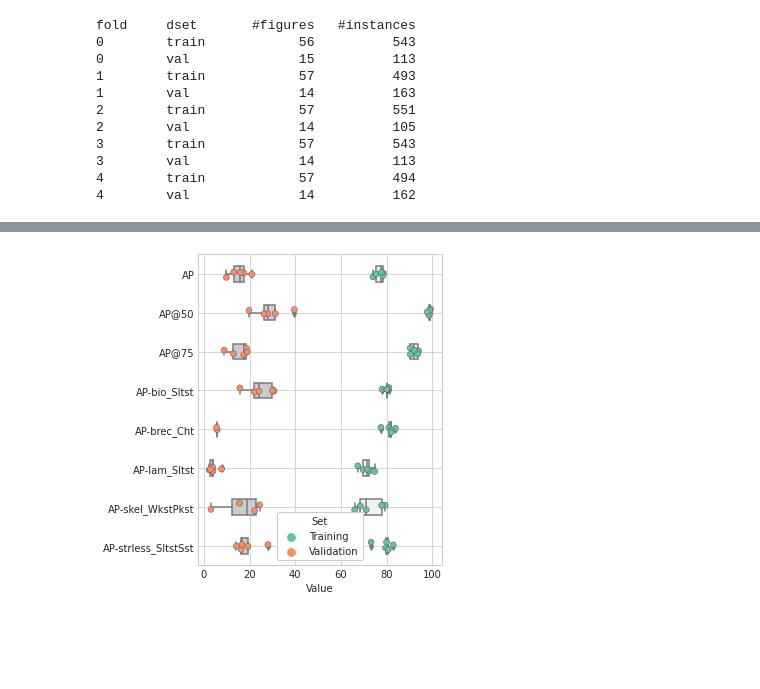
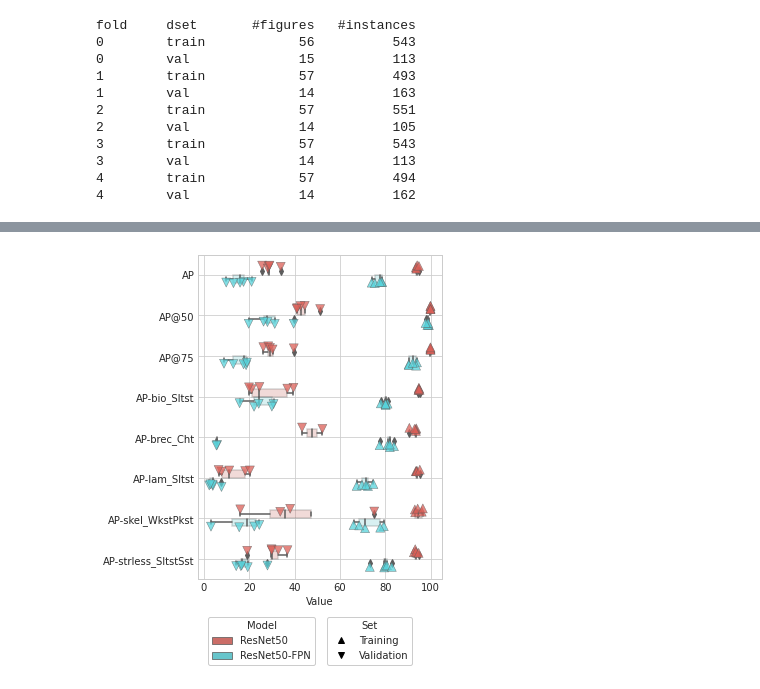
Before and after one commit to raplima/2020_cores_auto, a Jupyter notebook: scripts/eval.ipynb, the cells around one changed output, grey strips where cells are left out. Saved outputs shown, nothing was run; the diff lists cells and outputs as text; code cells hidden in the pictures; blank space fills up the shorter version.

Commit message:
update: plots with both experiments

```diff
--- a/scripts/eval.ipynb
+++ b/scripts/eval.ipynb
@@ -173,36 +219,61 @@ df.groupby('set').describe()[['AP', 'AP75', 'AP50']].T
 # %%
 # "Melt" the dataset to "long-form" or "tidy" representation
-melted = pd.melt(df, ["set", "fold"])
+melted = pd.melt(df_ap, ["Model", "set", "fold"])
 melted = melted.replace('AP50', 'AP@50')
 melted = melted.replace('AP75', 'AP@75')
 
 with plt.style.context('seaborn-whitegrid'):
     rcParams['font.family'] = 'sans-serif'
     rcParams['font.sans-serif'] = ['Tahoma']
     rcParams['legend.framealpha'] = 1.0
     rcParams['legend.frameon'] = True
     # first fig
-    fig, ax = plt.subplots(1, figsize=(5,5))
+    fig, ax = plt.subplots(1, figsize=(5,6))
 
-    sns.boxplot(x="value", y="variable", hue="set",
-                dodge=False, width=0.4,
-                data=melted,
-                color=".8", ax=ax)
+    for dset, mark in zip(['train', 'val'], ['^', 'v']):
+        sns.boxplot(x="value", y="variable", hue="Model",
+                    dodge=True, width=0.4, palette=palette,
+                    data=melted.loc[melted['set'] == dset],
+                    boxprops=dict(alpha=.25),
+                    ax=ax)
 
     # Show each observation with a scatterplot
-    sns.stripplot(x="value", y="variable", hue="set",
-                  linewidth=0.5, size=6, palette="Set2",
-                  data=melted, dodge=False, ax=ax)
+        sns.stripplot(x="value", y="variable", hue="Model",
+                      marker = mark,
+                    linewidth=0.5, size=9, palette=palette,
+                    data=melted.loc[melted['set'] == dset],
+                    dodge=True,
+                     alpha=.75,
+                    ax=ax)
 
-    # Improve the legend
-    handles, labels = ax.get_legend_handles_labels()
-    ax.legend(handles=handles[-2:], labels=['Training', 'Validation'],
-              title="Set")
     ax.set_xlabel('Value')
     ax.set_ylabel('')
     ax.grid(True)
 
+    # Improve the legend
+    handles, labels = ax.get_legend_handles_labels()
+    box = ax.get_position()
+    #ax.set_position([box.x0, box.y0, box.width, box.height*0.85])
+
+    legend_x = 0.5
+    legend_y = -0.1
+
+    leg1 = ax.legend(handles=handles[:3], labels=models,
+              bbox_to_anchor=(legend_x, legend_y),
+              title="Model")
+
+    legend_x = 0.9
+    legend_y = -0.1
+
+    custom_lines = [Line2D([0], [0], color='k', ls='None', marker='^'),
+                    Line2D([0], [0], color='k', ls='None', marker='v')]
+    ax.legend(custom_lines, ['Training', 'Validation'],
+              bbox_to_anchor=(legend_x, legend_y),
+              title='Set')
+
+    ax.add_artist(leg1)
+
     fig.tight_layout()
     fig.savefig('/content/aps.pdf')
 # %% [output]
-[figure, old version]
+[figure, new version]
```
Also changed, not shown: parts of 4 cells of this notebook.
